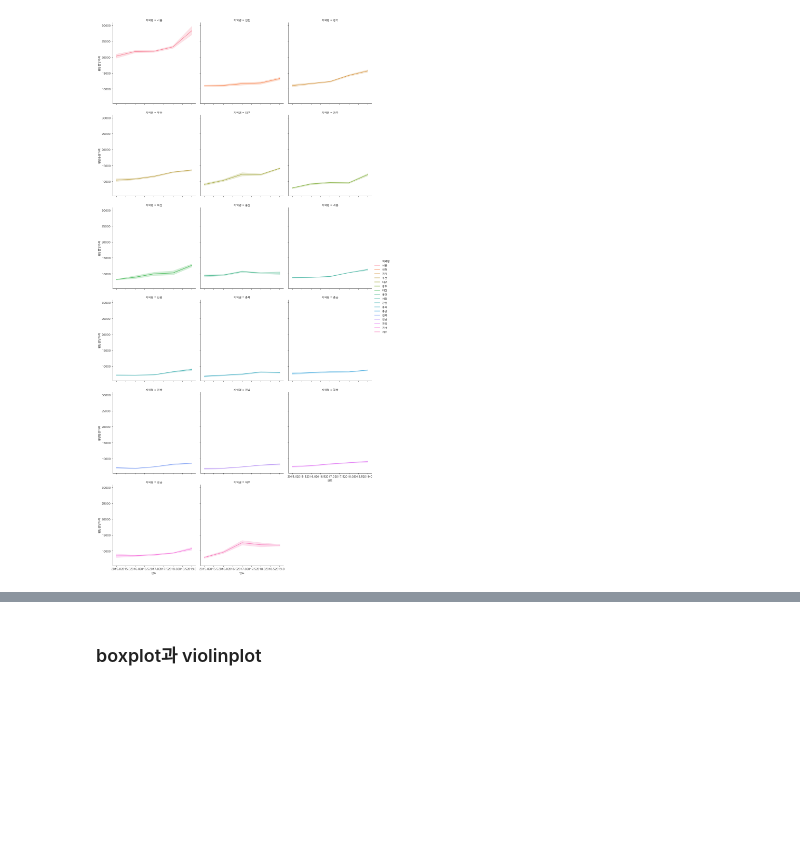
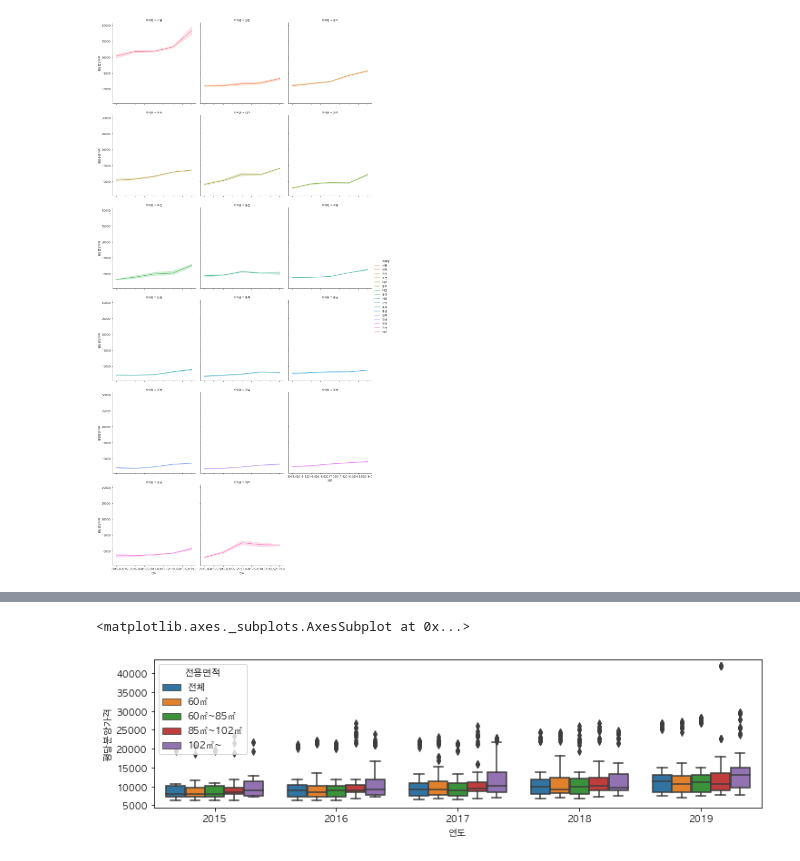
Before and after one commit to hangyuCho/dataAnalysisWithPython, a Jupyter notebook: notebooks/open-data-analysis-basic/01-apt-price.ipynb, the cells around one changed output, grey strips where cells are left out. Cells and saved outputs as stored; diff of their text form; code cells hidden in the pictures; blank space fills up the shorter version.

```diff
--- a/notebooks/open-data-analysis-basic/01-apt-price.ipynb
+++ b/notebooks/open-data-analysis-basic/01-apt-price.ipynb
@@ -667,4 +677,7 @@ sns.relplot(data=df_last, x="연도", y="평당분양가격", hue="지역명", k
 # %%
 # hue옵션을 주어 전용면적별로 다르게 표시해 봅니다.
+plt.figure(figsize=(12, 3))
+sns.boxplot(data=df_last, x="연도", y="평당분양가격", hue="전용면적")
+# %% [output]
+<matplotlib.axes._subplots.AxesSubplot at 0x...>
+[figure, added]
-# %% [markdown]
-### boxplot과 violinplot
```
Also changed, not shown: parts of 4 cells of this notebook.
